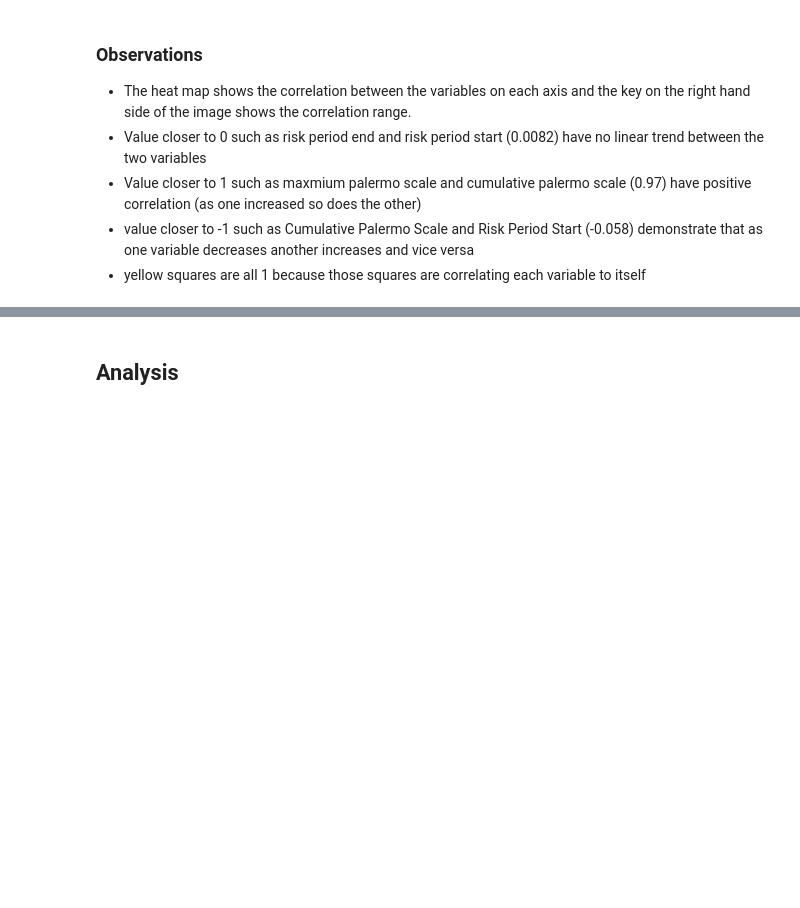
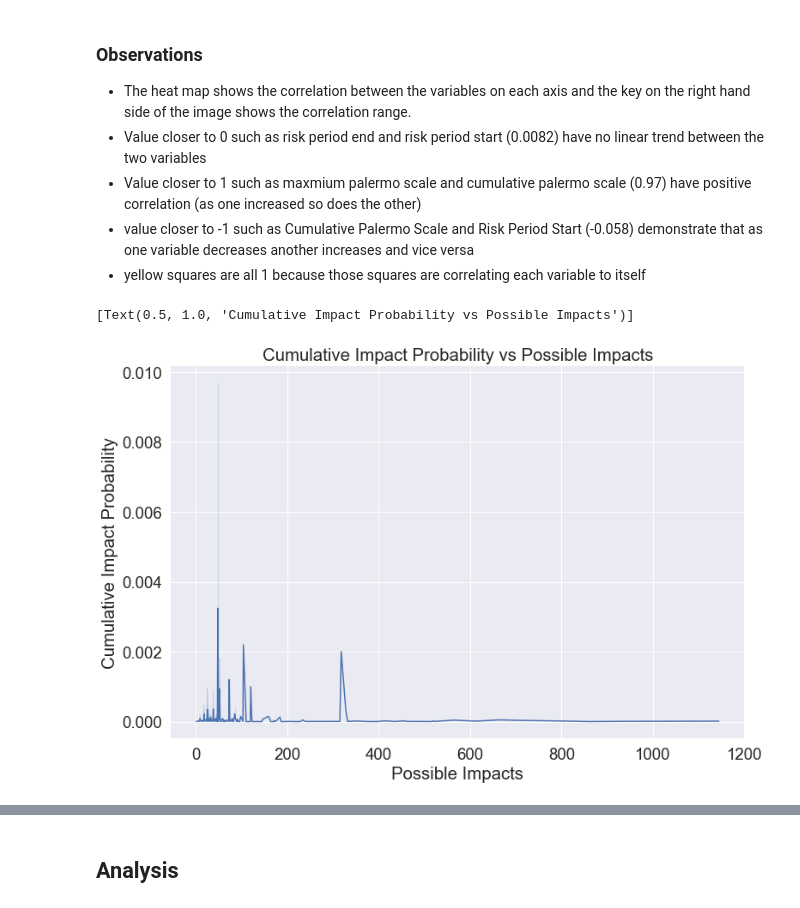
Before and after one commit to data301-2021-summer2/Group-43-Project, a Jupyter notebook: analysis/Task4/GroupSubmission.ipynb, the cells around one changed output, grey strips where cells are left out. Saved outputs shown, nothing was run; the diff lists cells and outputs as text; code cells hidden in the pictures; blank space fills up the shorter version.

```diff
--- a/analysis/Task4/GroupSubmission.ipynb
+++ b/analysis/Task4/GroupSubmission.ipynb
@@ -116,3 +116,11 @@ plt.show()
 - Value closer to 1 such as maxmium palermo scale and cumulative palermo scale (0.97) have positive correlation (as one increased so does the other)
 - value closer to -1 such as Cumulative Palermo Scale and Risk Period Start (-0.058) demonstrate that as one variable decreases another increases and vice versa
 - yellow squares are all 1 because those squares are correlating each variable to itself
+# %%
+sns.set_theme(font_scale = 1.7)
+plt.subplots(figsize=(12,8))
+graph1 = sns.lineplot(x = 'Possible Impacts', y = 'Cumulative Impact Probability', data = df)
+graph1.set(title= 'Cumulative Impact Probability vs Possible Impacts')
+# %% [output]
+[Text(0.5, 1.0, 'Cumulative Impact Probability vs Possible Impacts')]
+[figure, added]
```
Also changed, not shown: parts of 9 cells of this notebook.
